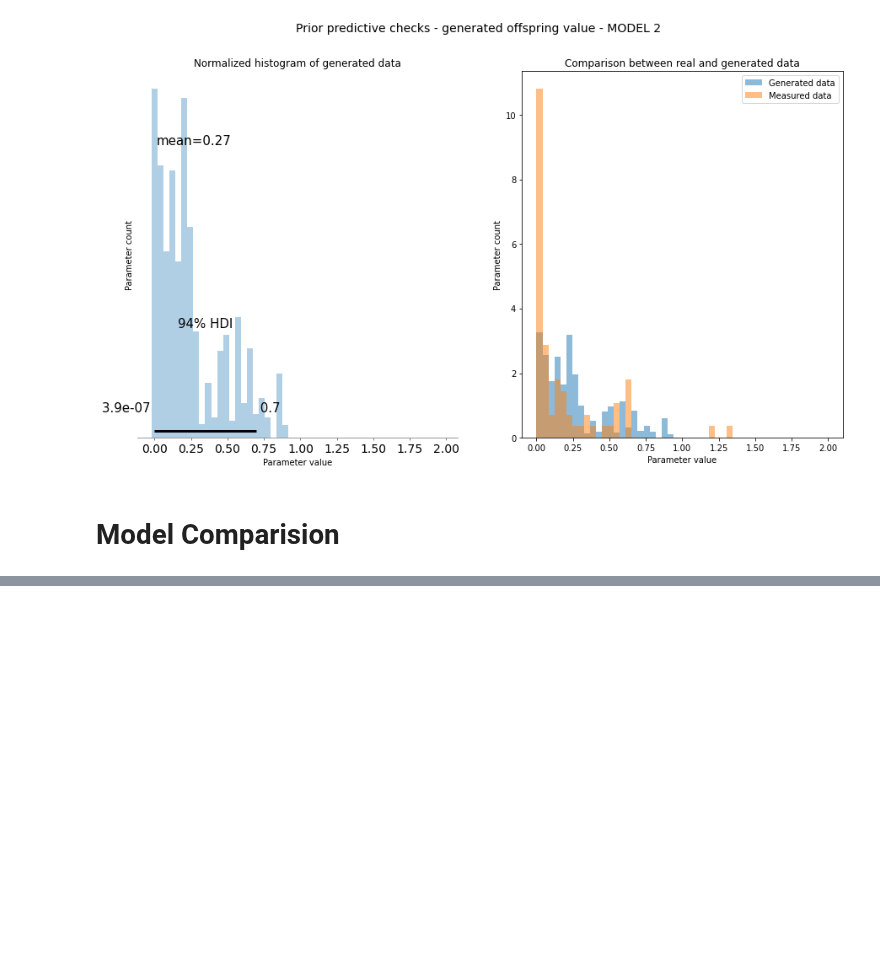
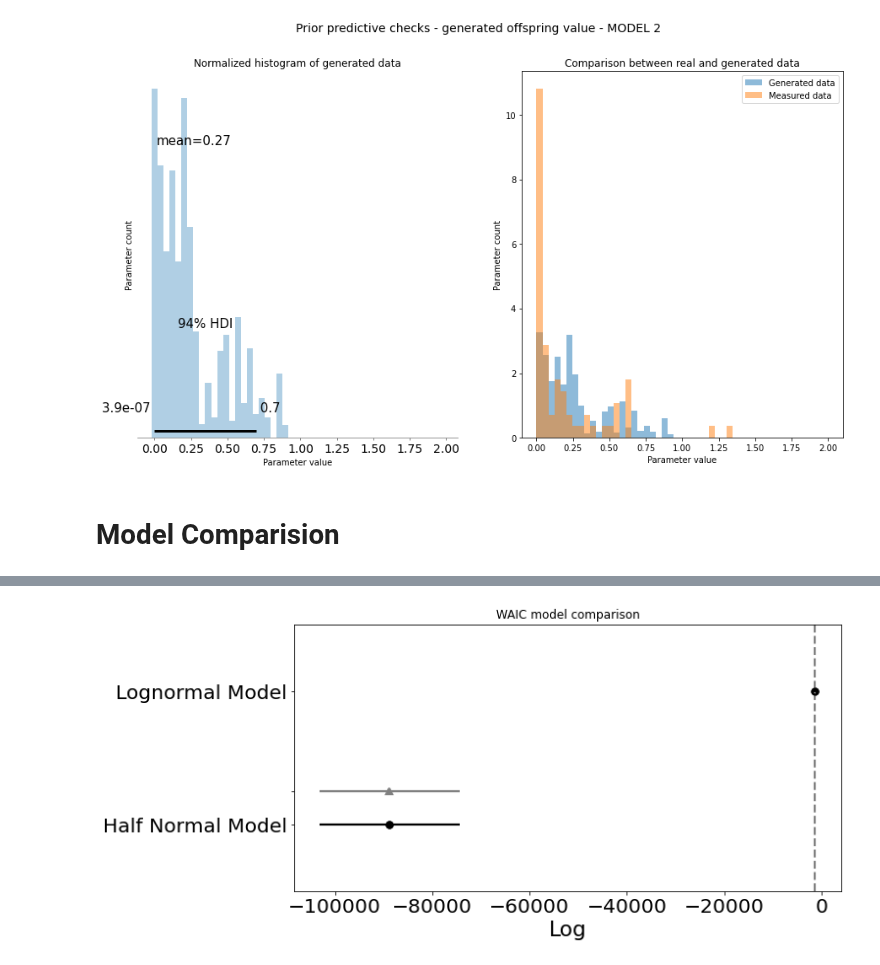
Before and after one commit to Motyleczek/racehorse_bayes, a Jupyter notebook: data_analysis_v3.ipynb, the cells around one changed output, grey strips where cells are left out. Saved outputs shown, nothing was run; the diff lists cells and outputs as text; code cells hidden in the pictures; blank space fills up the shorter version.

```diff
--- a/data_analysis_v3.ipynb
+++ b/data_analysis_v3.ipynb
@@ -727,6 +778,11 @@ fit2_id = az.from_cmdstanpy(posterior=sim_post2,
                             log_likelihood='log_likelyhood',
                             posterior_predictive='output_pred',
                             observed_data={'kid_value': df_copy["value_numeric"]})
+
+fit2_5_id = az.from_cmdstanpy(posterior=sim_post25,
+                            log_likelihood='log_likelyhood',
+                            posterior_predictive='output_pred',
+                            observed_data={'kid_value': df_copy["value_numeric"]})
 # %%
 waic = az.compare({'Lognormal Model': fit1_id, 'Half Normal Model': fit2_id}, ic="waic")
 az.plot_compare(waic, figsize=(10, 5))
@@ -751,0 +808,8 @@ waic
+# %%
+waic = az.compare({'Lognormal Model': fit1_id, 'Half Normal Model': fit2_5_id}, ic="waic")
+az.plot_compare(waic, figsize=(10, 5))
+plt.title("WAIC model comparison")
+plt.show()
+waic
+# %% [output]
+[figure, added]
```
Also changed, not shown: parts of 34 cells of this notebook.
